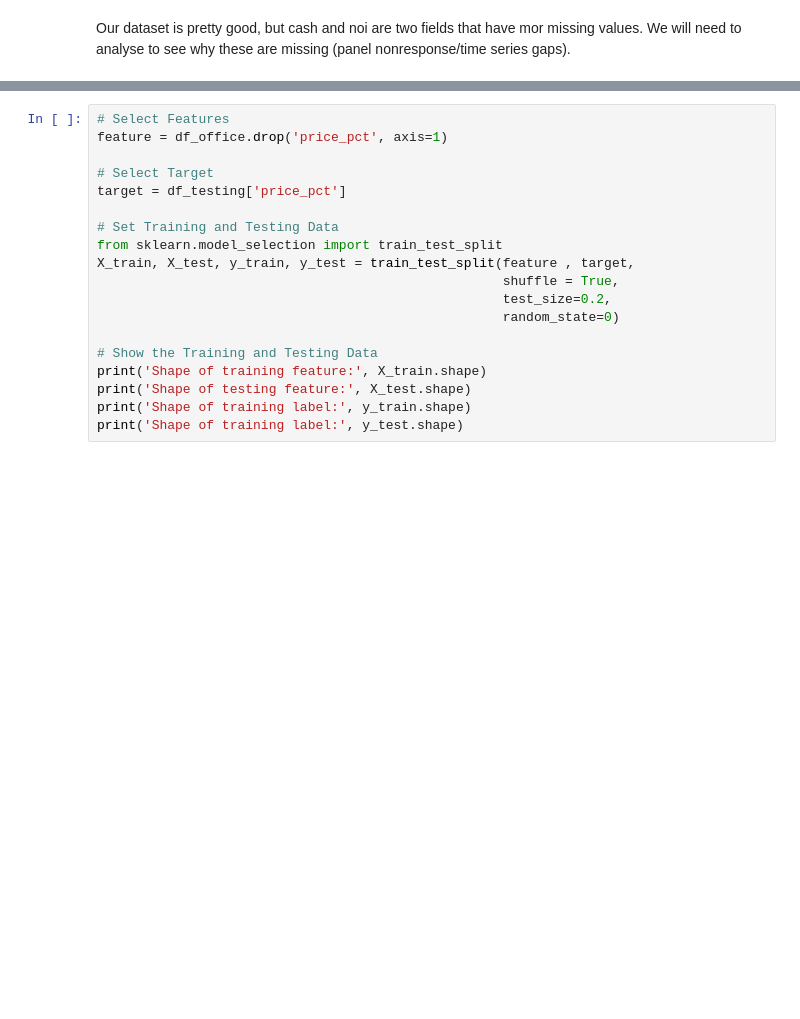
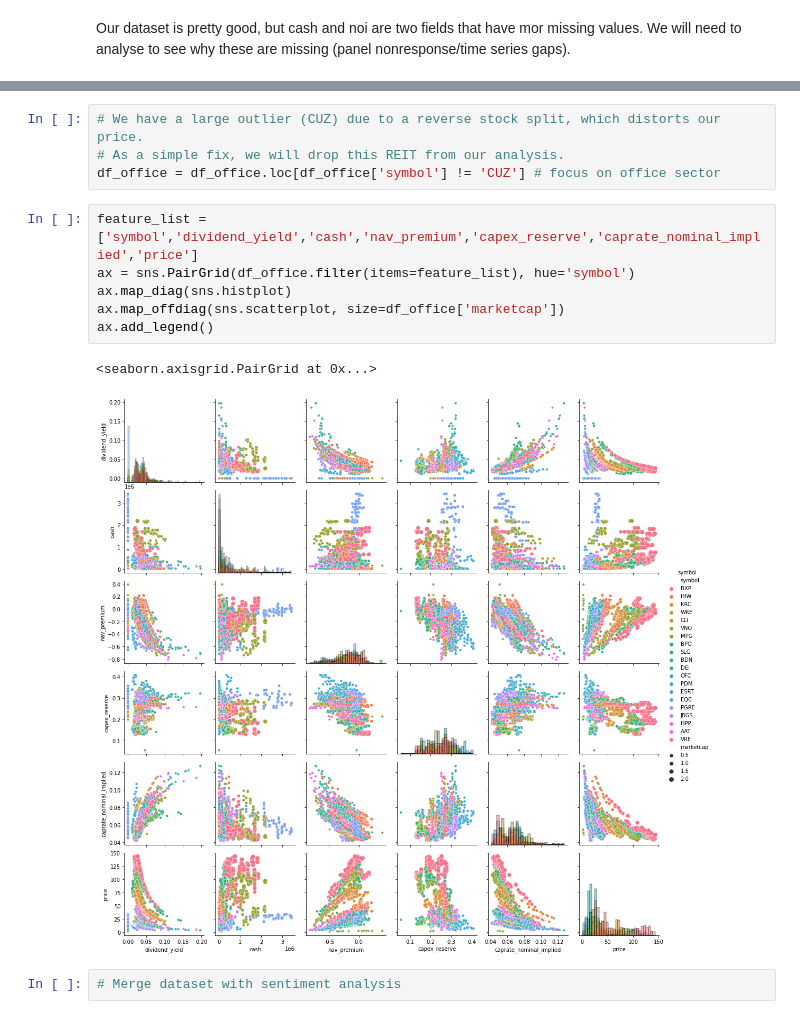
Before and after one commit to ckeith26/REIT_Analysis, a Jupyter notebook: time_series_analysis/REITs Price Prediction.ipynb, the cells around one changed output, grey strips where cells are left out. Cells and saved outputs as stored; diff of their text form; blank space fills up the shorter version.

```diff
--- a/time_series_analysis/REITs Price Prediction.ipynb
+++ b/time_series_analysis/REITs Price Prediction.ipynb
@@ -111,19 +115,15 @@ ax.add_legend()
-# %%
-# Select Features
-feature = df_office.drop('price_pct', axis=1)
-
-# Select Target
-target = df_testing['price_pct']
-
-# Set Training and Testing Data
-from sklearn.model_selection import train_test_split
-X_train, X_test, y_train, y_test = train_test_split(feature , target,
-                                                    shuffle = True,
-                                                    test_size=0.2,
-                                                    random_state=0)
-
-# Show the Training and Testing Data
-print('Shape of training feature:', X_train.shape)
-print('Shape of testing feature:', X_test.shape)
-print('Shape of training label:', y_train.shape)
-print('Shape of training label:', y_test.shape)
+# %%
+# We have a large outlier (CUZ) due to a reverse stock split, which distorts our price.
+# As a simple fix, we will drop this REIT from our analysis.
+df_office = df_office.loc[df_office['symbol'] != 'CUZ'] # focus on office sector
+# %%
+feature_list = ['symbol','dividend_yield','cash','nav_premium','capex_reserve','caprate_nominal_implied','price']
+ax = sns.PairGrid(df_office.filter(items=feature_list), hue='symbol')
+ax.map_diag(sns.histplot)
+ax.map_offdiag(sns.scatterplot, size=df_office['marketcap'])
+ax.add_legend()
+# %% [output]
+<seaborn.axisgrid.PairGrid at 0x...>
+[figure, added]
+# %%
+# Merge dataset with sentiment analysis
```
Also changed, not shown: parts of 15 cells of this notebook.
